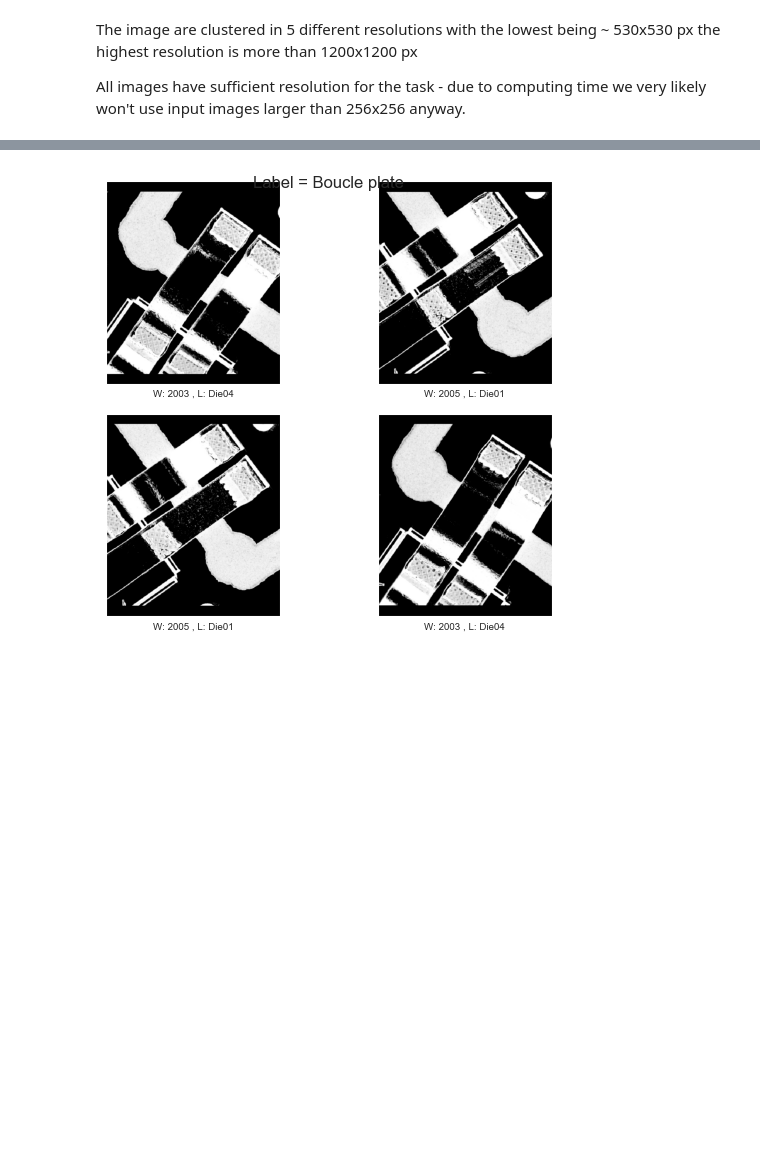
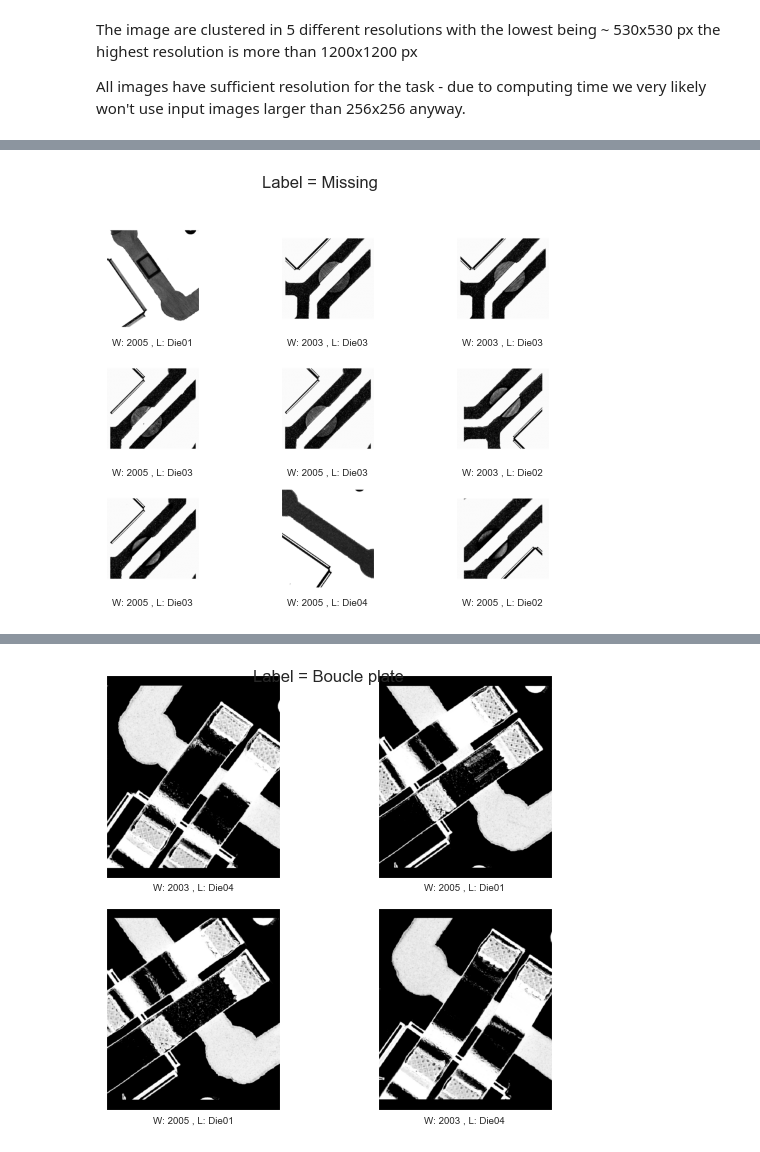
Before and after one commit to Sl4artiB4rtF4rst/MachineVision_Valeo_ChallangeData, a Jupyter notebook: 1_DatasetCharacteristics/exploratory_data_analysis.ipynb, the cells around one changed output, grey strips where cells are left out. Saved outputs shown, nothing was run; the diff lists cells and outputs as text; code cells hidden in the pictures; blank space fills up the shorter version.

```diff
--- a/1_DatasetCharacteristics/exploratory_data_analysis.ipynb
+++ b/1_DatasetCharacteristics/exploratory_data_analysis.ipynb
@@ -359,0 +458,4 @@ def PlotWindow(df,label,grid):
+# %%
+PlotLabels(label_df,'Missing',[3,3],base_file_path=base_file_path,image_subpath_train= image_subpath_train,SaveFlag=True,colorMap='grey',TestTrain='Train')
+# %% [output]
+[figure, added]
```
Also changed, not shown: parts of 8 cells of this notebook.
